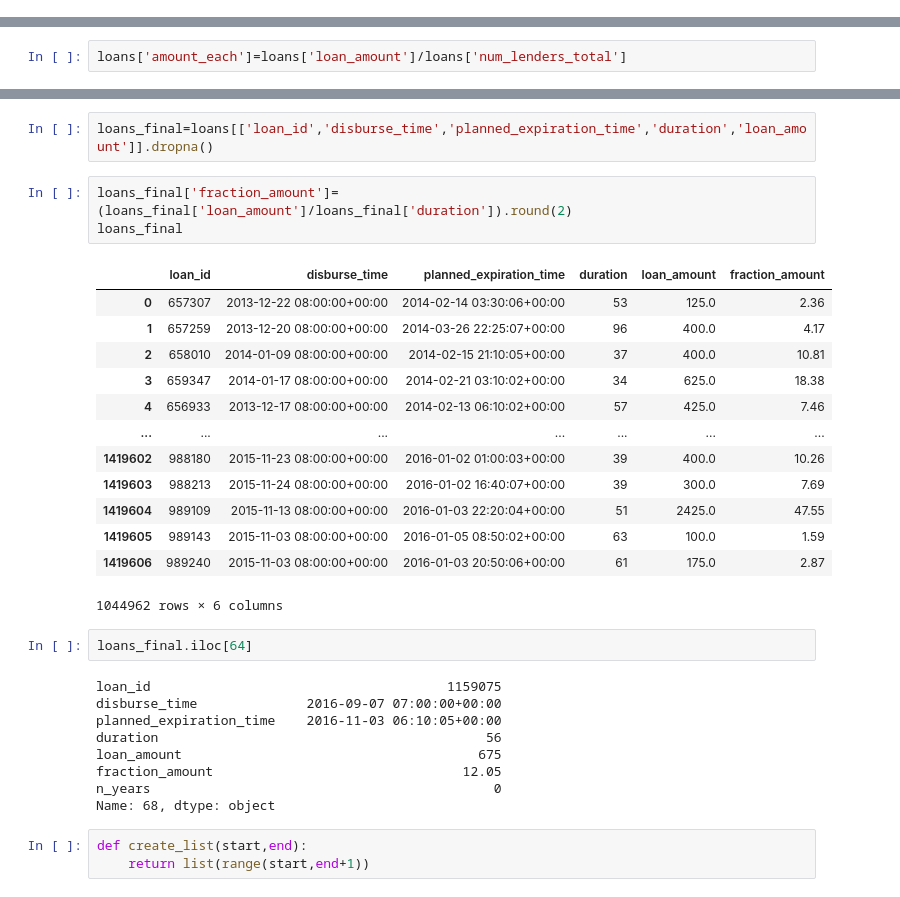
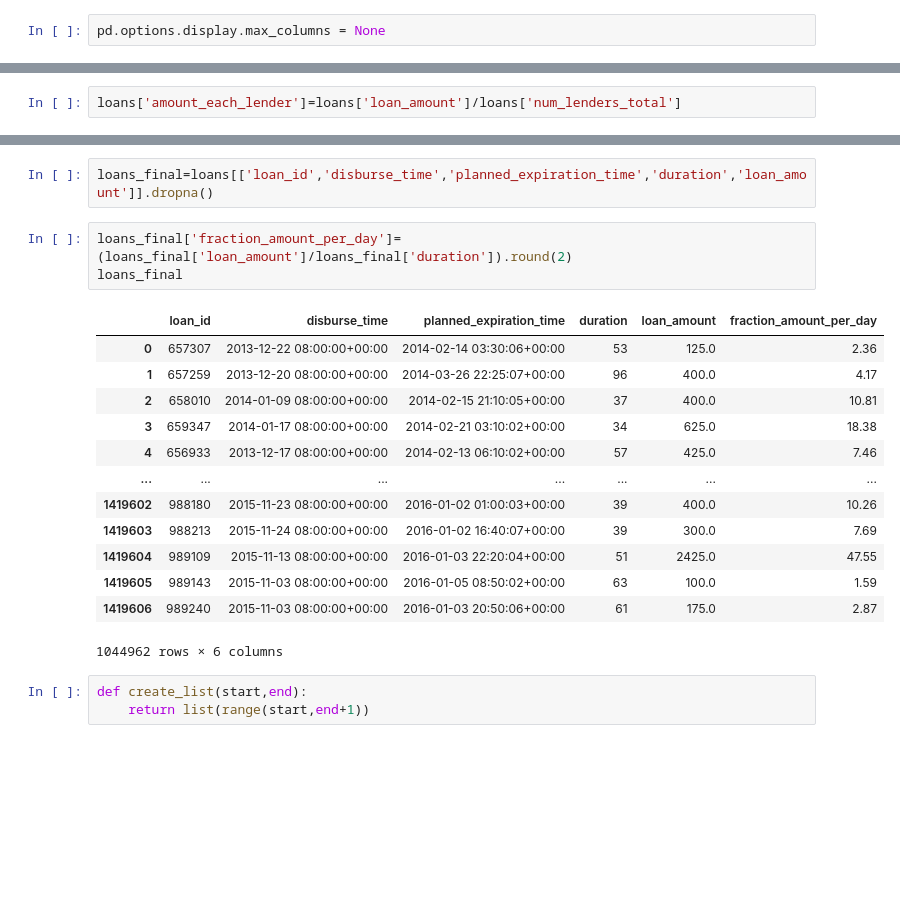
Before and after one commit to MartinaCecchetto/FCS, a Jupyter notebook: progetto_ver1.ipynb, the cells around one changed output, grey strips where cells are left out. Drawn from its saved outputs; the diff is of its cells as text; blank space fills up the shorter version.

```diff
--- a/progetto_ver1.ipynb
+++ b/progetto_ver1.ipynb
@@ -6,6 +6,8 @@ import pandas as pd
 import numpy as np
 # %%
 import datetime
+# %%
+pd.options.display.max_columns = None
 # %%
 loan_lenders_file=pd.read_csv("Files/loans_lenders.csv")
 # %%
@@ -282,4 +236,4 @@ year_country
 # %% [markdown]
 **8) For each lender, compute the overall amount of money lent. For each loan that has more than one lender, you must assume that all lenders contributed the same amount.**
 # %%
-loans['amount_each']=loans['loan_amount']/loans['num_lenders_total']
+loans['amount_each_lender']=loans['loan_amount']/loans['num_lenders_total']
@@ -541,10 +557,10 @@ country_merged.loc[abs(country_merged['ratio1'])==maxx]
 # %%
 loans_final=loans[['loan_id','disburse_time','planned_expiration_time','duration','loan_amount']].dropna()
 # %%
-loans_final['fraction_amount']=(loans_final['loan_amount']/loans_final['duration']).round(2)
+loans_final['fraction_amount_per_day']=(loans_final['loan_amount']/loans_final['duration']).round(2)
 loans_final
 # %% [output]
-|  | loan_id | disburse_time | planned_expiration_time | duration | loan_amount | fraction_amount |
+|  | loan_id | disburse_time | planned_expiration_time | duration | loan_amount | fraction_amount_per_day |
 | 0 | 657307 | 2013-12-22 08:00:00+00:00 | 2014-02-14 03:30:06+00:00 | 53 | 125.0 | 2.36 |
 | 1 | 657259 | 2013-12-20 08:00:00+00:00 | 2014-03-26 22:25:07+00:00 | 96 | 400.0 | 4.17 |
 | 2 | 658010 | 2014-01-09 08:00:00+00:00 | 2014-02-15 21:10:05+00:00 | 37 | 400.0 | 10.81 |
@@ -557,17 +573,6 @@ loans_final
 | 1419605 | 989143 | 2015-11-03 08:00:00+00:00 | 2016-01-05 08:50:02+00:00 | 63 | 100.0 | 1.59 |
 | 1419606 | 989240 | 2015-11-03 08:00:00+00:00 | 2016-01-03 20:50:06+00:00 | 61 | 175.0 | 2.87 |
 1044962 rows × 6 columns
-# %%
-loans_final.iloc[64]
-# %% [output]
-loan_id                                      1159075
-disburse_time              2016-09-07 07:00:00+00:00
-planned_expiration_time    2016-11-03 06:10:05+00:00
-duration                                          56
-loan_amount                                      675
-fraction_amount                                12.05
-n_years                                            0
-Name: 68, dtype: object
 # %%
 def create_list(start,end):
     return list(range(start,end+1))
```
Also changed, not shown: parts of 45 cells of this notebook.
